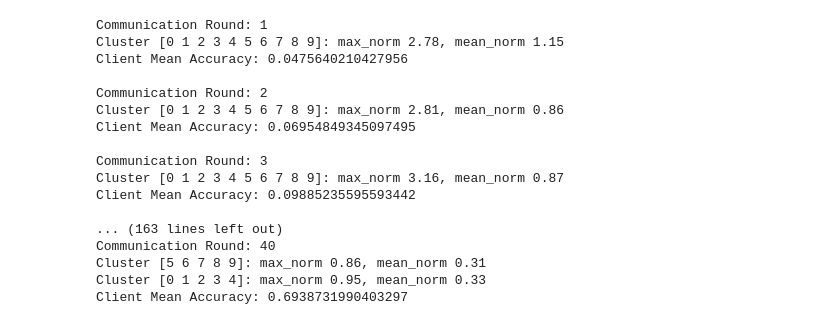
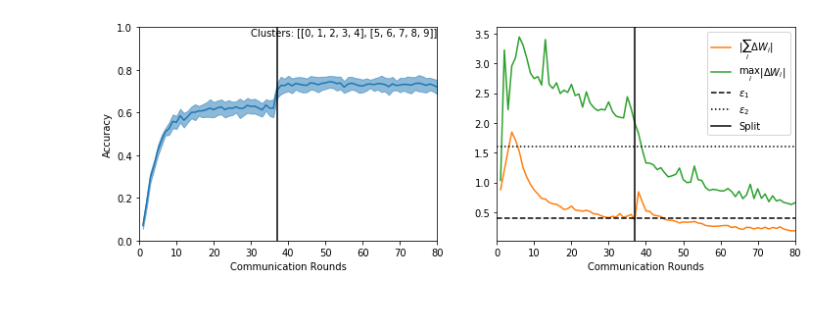
Before and after one commit to felisat/clustered-federated-learning, a Jupyter notebook: clustered_federated_learning.ipynb, the cells around one changed output. Cells and saved outputs as stored; diff of their text form; code cells hidden in the pictures.

```diff
--- a/clustered_federated_learning.ipynb
+++ b/clustered_federated_learning.ipynb
@@ -281,12 +69,10 @@ for client in [0,5]:
-# %%
-clients = [Client(ConvNet, torch.optim.Adam, data, idnum=i)
-           for i, data in enumerate(client_data)]
-server = Server(ConvNet, test_data)
 # %%
-COMMUNICATION_ROUNDS = 40
+COMMUNICATION_ROUNDS = 80
 EPS_1 = 0.4
-EPS_2 = 1.2
+EPS_2 = 1.6
 
+
+cfl_stats = ExperimentLogger()
 
 idccs = [np.arange(len(clients)).astype("int")]
 client_clusters = [[clients[i] for i in idcs] for idcs in idccs]
@@ -294,59 +80,44 @@ client_clusters = [[clients[i] for i in idcs] for idcs in idccs]
 
 for c_round in range(1, COMMUNICATION_ROUNDS+1):
 
-    print("Communication Round: {}".format(c_round))
+    if c_round == 1:
+        for client in clients:
+            client.synchronize_with_server(server)
 
     participating_clients = server.select_clients(clients, frac=1.0)
 
     for client in participating_clients:
         train_stats = client.compute_weight_update(epochs=1)
         client.reset()
 
-
     similarities = server.compute_pairwise_similarities(clients)
-
 
     idccs_new = []
     for idc in idccs:
         max_norm = server.compute_max_update_norm([clients[i] for i in idc])
         mean_norm = server.compute_mean_update_norm([clients[i] for i in idc])
-        print("Cluster {}: max_norm {:.2f}, mean_norm {:.2f}".format(idc, max_norm, mean_norm))
 
-        if mean_norm<EPS_1 and max_norm>EPS_2 and len(idc)>2:
+        if mean_norm<EPS_1 and max_norm>EPS_2 and len(idc)>2 and c_round>20:
             c1, c2 = server.cluster_clients(similarities[idc][:,idc])
-            alpha_cross_max = np.max(similarities[idc[c1]][:,idc[c2]])
             idccs_new += [c1, c2]
 
-            print("--- SPLIT ---")
-
+            cfl_stats.log({"split" : c_round})
 
         else:
             idccs_new += [idc]
+
 
     idccs = idccs_new
     client_clusters = [[clients[i] for i in idcs] for idcs in idccs]
 
     server.aggregate_clusterwise(client_clusters)
 
     acc_clients = [client.evaluate() for client in clients]
 
-    print("Client Mean Accuracy: {}".format(np.mean(acc_clients)))
-    print()
+    cfl_stats.log({"acc_clients" : acc_clients, "mean_norm" : mean_norm, "max_norm" : max_norm,
+                  "rounds" : c_round, "clusters" : idccs})
+
+
+    display_train_stats(cfl_stats, EPS_1, EPS_2, COMMUNICATION_ROUNDS)
 # %% [output]
-Communication Round: 1
-Cluster [0 1 2 3 4 5 6 7 8 9]: max_norm 2.78, mean_norm 1.15
-Client Mean Accuracy: 0.0475640210427956
-
-Communication Round: 2
-Cluster [0 1 2 3 4 5 6 7 8 9]: max_norm 2.81, mean_norm 0.86
-Client Mean Accuracy: 0.06954849345097495
-
-Communication Round: 3
-Cluster [0 1 2 3 4 5 6 7 8 9]: max_norm 3.16, mean_norm 0.87
-Client Mean Accuracy: 0.09885235595593442
-
-... (163 lines left out)
-Communication Round: 40
-Cluster [5 6 7 8 9]: max_norm 0.86, mean_norm 0.31
-Cluster [0 1 2 3 4]: max_norm 0.95, mean_norm 0.33
-Client Mean Accuracy: 0.6938731990403297
+[figure, added]
```
Also changed, not shown: parts of 17 cells of this notebook, 4 other files.
